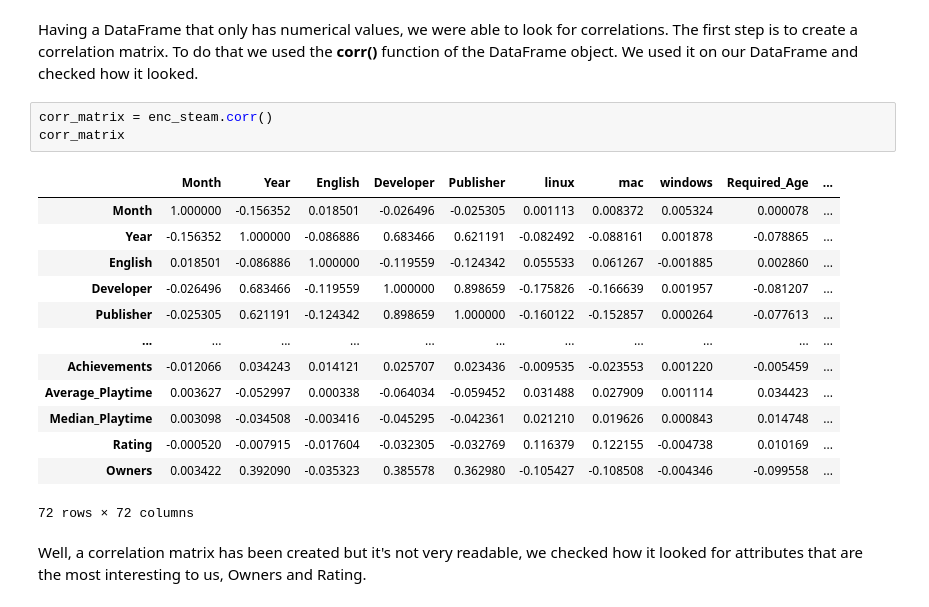
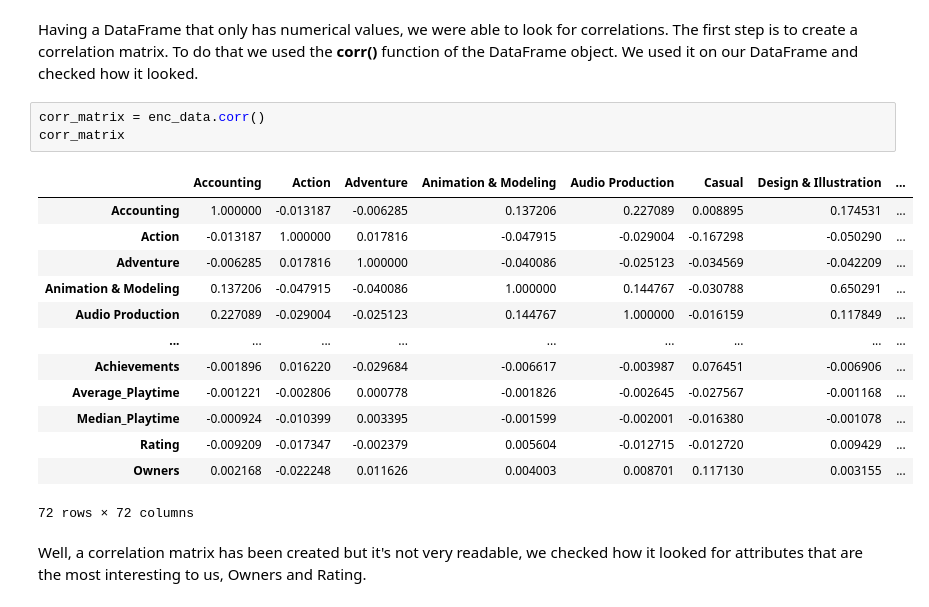
Before and after one commit to KrystianWojakiewicz/SteamGamesPredictor, a Jupyter notebook: src/data_shuffle/jupyter/preprocessing.ipynb, the cells around one changed output. Saved outputs shown, nothing was run; the diff lists cells and outputs as text.

```diff
--- a/src/data_shuffle/jupyter/preprocessing.ipynb
+++ b/src/data_shuffle/jupyter/preprocessing.ipynb
@@ -326,21 +328,21 @@ enc_data.head(8)
 # %% [markdown]
 Having a DataFrame that only has numerical values, we were able to look for correlations. The first step is to create a correlation matrix. To do that we used the __corr()__ function of the DataFrame object. We used it on our DataFrame and checked how it looked.
 # %%
-corr_matrix = enc_steam.corr()
+corr_matrix = enc_data.corr()
 corr_matrix
 # %% [output]
-|  | Month | Year | English | Developer | Publisher | linux | mac | windows | Required_Age | ... |
-| Month | 1.000000 | -0.156352 | 0.018501 | -0.026496 | -0.025305 | 0.001113 | 0.008372 | 0.005324 | 0.000078 | ... |
-| Year | -0.156352 | 1.000000 | -0.086886 | 0.683466 | 0.621191 | -0.082492 | -0.088161 | 0.001878 | -0.078865 | ... |
-| English | 0.018501 | -0.086886 | 1.000000 | -0.119559 | -0.124342 | 0.055533 | 0.061267 | -0.001885 | 0.002860 | ... |
-| Developer | -0.026496 | 0.683466 | -0.119559 | 1.000000 | 0.898659 | -0.175826 | -0.166639 | 0.001957 | -0.081207 | ... |
-| Publisher | -0.025305 | 0.621191 | -0.124342 | 0.898659 | 1.000000 | -0.160122 | -0.152857 | 0.000264 | -0.077613 | ... |
-| ... | ... | ... | ... | ... | ... | ... | ... | ... | ... | ... |
-| Achievements | -0.012066 | 0.034243 | 0.014121 | 0.025707 | 0.023436 | -0.009535 | -0.023553 | 0.001220 | -0.005459 | ... |
-| Average_Playtime | 0.003627 | -0.052997 | 0.000338 | -0.064034 | -0.059452 | 0.031488 | 0.027909 | 0.001114 | 0.034423 | ... |
-| Median_Playtime | 0.003098 | -0.034508 | -0.003416 | -0.045295 | -0.042361 | 0.021210 | 0.019626 | 0.000843 | 0.014748 | ... |
-| Rating | -0.000520 | -0.007915 | -0.017604 | -0.032305 | -0.032769 | 0.116379 | 0.122155 | -0.004738 | 0.010169 | ... |
-| Owners | 0.003422 | 0.392090 | -0.035323 | 0.385578 | 0.362980 | -0.105427 | -0.108508 | -0.004346 | -0.099558 | ... |
+|  | Accounting | Action | Adventure | Animation & Modeling | Audio Production | Casual | Design & Illustration | ... |
+| Accounting | 1.000000 | -0.013187 | -0.006285 | 0.137206 | 0.227089 | 0.008895 | 0.174531 | ... |
+| Action | -0.013187 | 1.000000 | 0.017816 | -0.047915 | -0.029004 | -0.167298 | -0.050290 | ... |
+| Adventure | -0.006285 | 0.017816 | 1.000000 | -0.040086 | -0.025123 | -0.034569 | -0.042209 | ... |
+| Animation & Modeling | 0.137206 | -0.047915 | -0.040086 | 1.000000 | 0.144767 | -0.030788 | 0.650291 | ... |
+| Audio Production | 0.227089 | -0.029004 | -0.025123 | 0.144767 | 1.000000 | -0.016159 | 0.117849 | ... |
+| ... | ... | ... | ... | ... | ... | ... | ... | ... |
+| Achievements | -0.001896 | 0.016220 | -0.029684 | -0.006617 | -0.003987 | 0.076451 | -0.006906 | ... |
+| Average_Playtime | -0.001221 | -0.002806 | 0.000778 | -0.001826 | -0.002645 | -0.027567 | -0.001168 | ... |
+| Median_Playtime | -0.000924 | -0.010399 | 0.003395 | -0.001599 | -0.002001 | -0.016380 | -0.001078 | ... |
+| Rating | -0.009209 | -0.017347 | -0.002379 | 0.005604 | -0.012715 | -0.012720 | 0.009429 | ... |
+| Owners | 0.002168 | -0.022248 | 0.011626 | 0.004003 | 0.008701 | 0.117130 | 0.003155 | ... |
 72 rows × 72 columns
 # %% [markdown]
 Well, a correlation matrix has been created but it's not very readable, we checked how it looked for attributes that are the most interesting to us, Owners and Rating.
```
Also changed, not shown: parts of 5 cells of this notebook, 2 other files.
